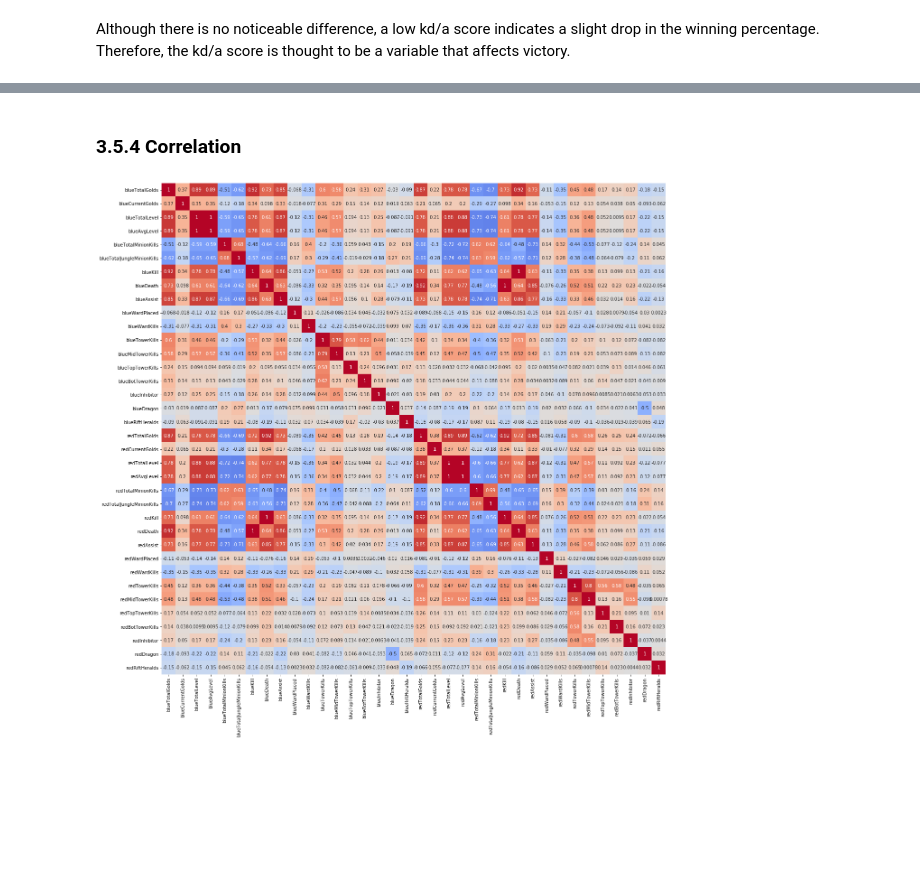
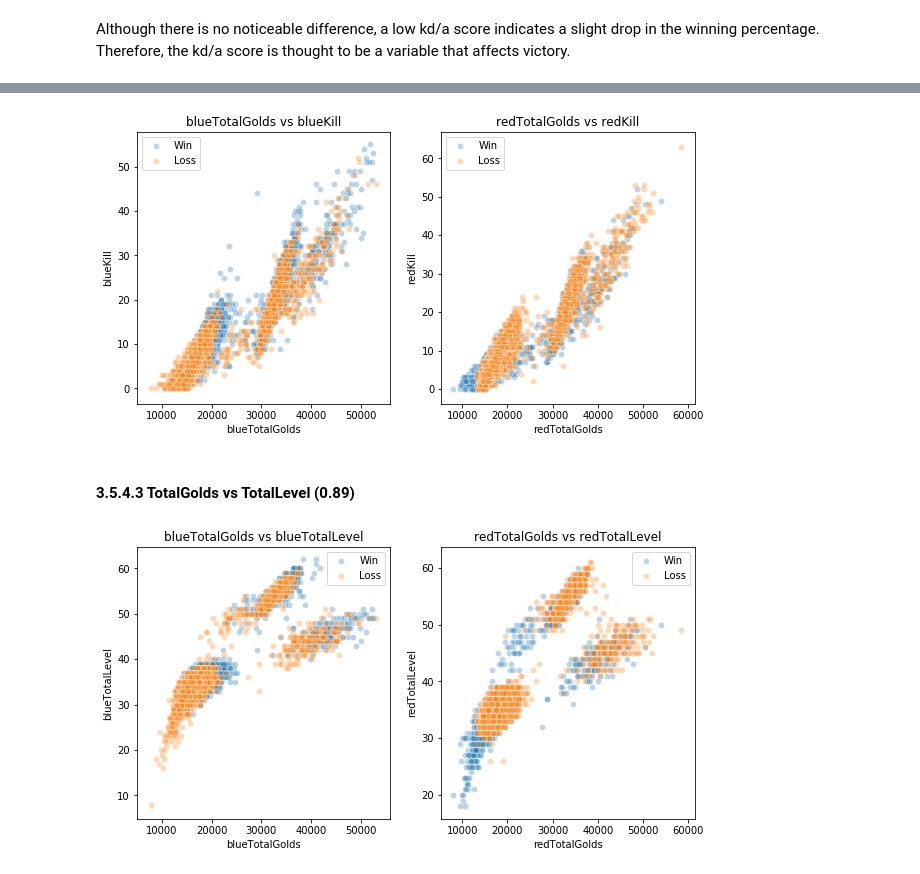
Before and after one commit to SSANGMAN/LoL, a Jupyter notebook: ipynb/Who_is_win_Exploratory Data Analysis_v1.ipynb, the cells around one changed output, grey strips where cells are left out. Saved outputs shown, nothing was run; the diff lists cells and outputs as text; code cells hidden in the pictures; blank space fills up the shorter version.

```diff
--- a/ipynb/Who_is_win_Exploratory Data Analysis_v1.ipynb
+++ b/ipynb/Who_is_win_Exploratory Data Analysis_v1.ipynb
@@ -668,11 +733,22 @@ Although there is no noticeable difference, a low kd/a score indicates a slight
+# %%
+f = plt.figure(figsize = (10,5))
+
+f.add_subplot(1, 2, 1)
+ScatterplotByClass(train, 'blueTotalGolds', 'blueKill')
+
+f.add_subplot(1, 2, 2)
+ScatterplotByClass(train, 'redTotalGolds', 'redKill')
+# %% [output]
+[figure, added]
 # %% [markdown]
-### 3.5.4 Correlation
+#### 3.5.4.3 TotalGolds vs TotalLevel (0.89)
-# %%
-correlation = train[num_cols[1:-1]].corr()
-
-plt.figure(figsize = (20, 20))
-sns.heatmap(correlation, vmin = -1, vmax = 1, annot = True, cbar = False, cmap = 'coolwarm')
-
-plt.show()
-# %% [output]
-[figure, removed]
+# %%
+f = plt.figure(figsize = (10,5))
+
+f.add_subplot(1, 2, 1)
+ScatterplotByClass(train, 'blueTotalGolds', 'blueTotalLevel')
+
+f.add_subplot(1, 2, 2)
+ScatterplotByClass(train, 'redTotalGolds', 'redTotalLevel')
+# %% [output]
+[figure, added]
```
Also changed, not shown: parts of 30 cells of this notebook.
